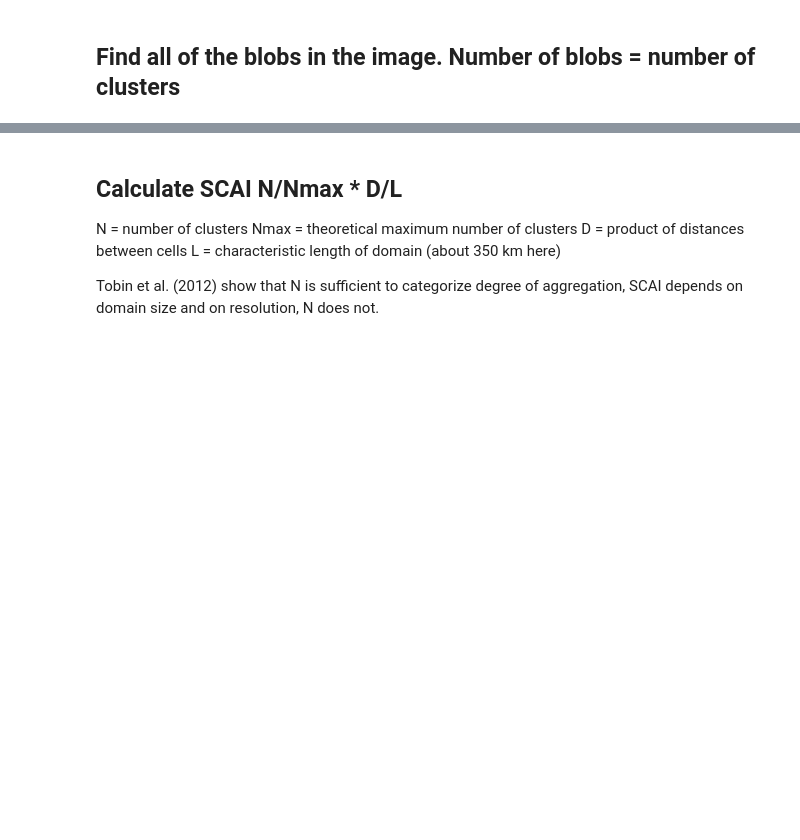
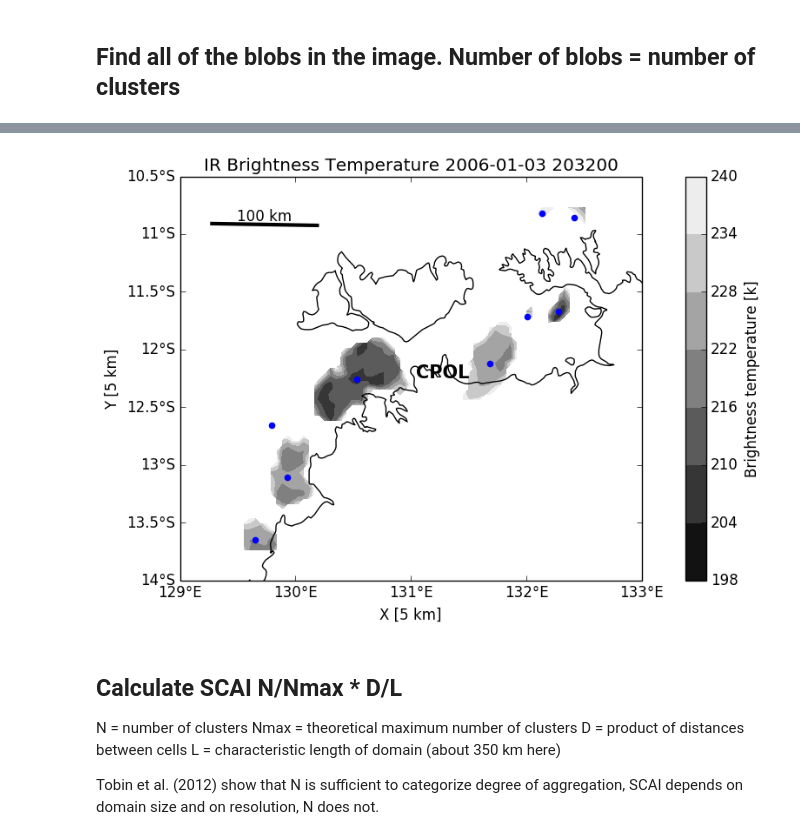
Before and after one commit to rcjackson/cmdv-rrm-anl, a Jupyter notebook: notebooks/Tobin aggregation index.ipynb, the cells around one changed output, grey strips where cells are left out. Cells and saved outputs as stored; diff of their text form; code cells hidden in the pictures; blank space fills up the shorter version.

```diff
--- a/notebooks/Tobin aggregation index.ipynb
+++ b/notebooks/Tobin aggregation index.ipynb
@@ -170,9 +171,11 @@ data = IRBrightness[(int(j)*int(NumPixels[j])):(int(j+1)*int(NumPixels[j])-1)]
 data_gridded = interpolate.griddata((xi,yi), data, (x,y))
 lat_gridded = interpolate.griddata((xi,yi), Lat, (x,y))
 lon_gridded = interpolate.griddata((xi,yi), Lon, (x,y))
-
-masked_region = np.logical_or(np.logical_or(lat_gridded > cpol_latitude+1.5,lat_gridded < cpol_latitude-1.5),
-                               np.logical_or(lon_gridded < cpol_longitude-1.5,lon_gridded > cpol_longitude+1.5))
+lat_bounds = np.logical_or(lat_gridded > cpol_latitude+1.5,
+                           lat_gridded < cpol_latitude-1.5)
+lon_bounds = np.logical_or(lon_gridded < cpol_longitude-1.5,
+                           lon_gridded > cpol_longitude+1.5)
+masked_region = np.logical_or(lat_bounds, lon_bounds)
 masked_region = np.logical_or(masked_region, data_gridded > 240)
 data_masked = np.ma.array(data_gridded)
 data_masked = np.ma.masked_where(masked_region, data_gridded)
@@ -185,7 +188,6 @@ plt.text(darwin_x,
          fontweight='bold',
          color='white')
 plt.plot(darwin_x*0.98, darwin_y*1.01, 'w.')
-
 m.drawparallels(np.arange(-80., 81., 10.),
                 labels=[1, 0, 0, 0],
                 fontsize=10)
@@ -217,7 +219,6 @@ print('Domain:' + str(np.min(Lon)) + ' '
       + ' '
       + str(np.max(Lat)))
 blobs = ~data_masked.mask
-
 blobs_labels = measure.label(blobs, background=0)
 
 print(blobs_labels.shape)
@@ -294,0 +236,88 @@ Locations:
+# %%
+def scale_bar(ax, length, location=(0.5, 0.05), linewidth=3):
+    """
+    ax is the axes to draw the scalebar on.
+    location is center of the scalebar in axis coordinates ie. 0.5 is the middle of the plot
+    length is the length of the scalebar in km.
+    linewidth is the thickness of the scalebar.
+    """
+    #Projection in metres, need to change this to suit your own figure
+    utm = ccrs.UTM(53)
+    #Get the extent of the plotted area in coordinates in metres
+    x0, x1, y0, y1 = ax.get_extent(utm)
+    #Turn the specified scalebar location into coordinates in metres
+    sbcx, sbcy = x0 + (x1 - x0) * location[0], y0 + (y1 - y0) * location[1]
+    #Generate the x coordinate for the ends of the scalebar
+    bar_xs = [sbcx - length * 500, sbcx + length * 500]
+    #Plot the scalebar
+    ax.plot(bar_xs, [sbcy, sbcy], transform=utm, color='k', linewidth=linewidth)
+    #Plot the scalebar label
+    ax.text(sbcx, sbcy, str(length) + ' km', transform=utm,
+            horizontalalignment='center', verticalalignment='bottom')
+
+# Make image to where 1 = convective, 0 = not convective
+blobs = deepcopy(data_masked)
+blobs[~blobs.mask] = 1
+blobs[blobs.mask] = 0
+blobs.mask = False
+
+# Get locations of blobs
+blobs_labels, num_blobs = ndimage.measurements.label(blobs)
+locs = ndimage.measurements.center_of_mass(blobs, blobs_labels, range(2, num_blobs))
+List = [(elem2, elem1) for elem1, elem2 in locs]
+lat_points = []
+lon_points = []
+for element in List:
+    lat_points.append(lat_gridded[element[1], element[0]])
+    lon_points.append(lon_gridded[element[1], element[0]])
+# Label 0 = masked data, 1 = background, clusters start at label 2
+print('N = ' + str(num_blobs-2))
+print('Locations: ')
+print(List)
+
+# Plot the blobs
+figure = plt.figure(figsize=(13,6))
+plt.subplot(211)
+plt.imshow(blobs_labels, cmap='spectral')
+plt.title('Blob labels')
+plt.axis('off')
+plt.xlim((100, 200))
+plt.ylim((50, 150))
+plt.xlabel('X [5 km]')
+plt.ylabel('Y [5 km]')
+
+plt.subplot(212)
+plt.rcParams.update({'font.size': 12})
+ax = plt.axes(projection=ccrs.PlateCarree())
+ax.coastlines(resolution='10m')
+print(lat_gridded.shape)
+handle = plt.contourf(lon_gridded, lat_gridded,
+                      data_masked, cmap=plt.get_cmap('gray'))
+ax.set_xticks([129, 130, 131, 132, 133], crs=ccrs.PlateCarree())
+ax.set_yticks([-14, -13.5, -13, -12.5, -12,
+               -11.5, -11,-10.5,], crs=ccrs.PlateCarree())
+lon_formatter = LongitudeFormatter(zero_direction_label=True)
+lat_formatter = LatitudeFormatter()
+ax.xaxis.set_major_formatter(lon_formatter)
+ax.yaxis.set_major_formatter(lat_formatter)
+plt.scatter(lon_points, lat_points, color='b')
+plt.title('IR Brightness Temperature '
+          + str(year)
+          + '-'
+          + str(day_str)
+          + '-'
+          + str(month_str)
+          + ' '
+          + seconds_to_midnight_to_string(Time[index]))
+plt.text(cpol_longitude, cpol_latitude,
+         'CPOL', fontweight='bold', fontsize=15)
+cbar = plt.colorbar(handle)
+cbar.set_label('Brightness temperature [k]')
+print(ax.get_extent())
+scale_bar(ax, 100, location=(0.1, 0.9),)
+plt.clim([190, 240])
+plt.xlim((129, 133))
+plt.ylim((-14, -10.5))
+plt.xlabel('X [5 km]')
+plt.ylabel('Y [5 km]')
+# %% [output]
@@ -295,3 +330,4 @@ Locations:
+[figure, added]
 # %% [markdown]
 ## Calculate SCAI N/Nmax * D/L
 
```
Also changed, not shown: parts of 7 cells of this notebook.
